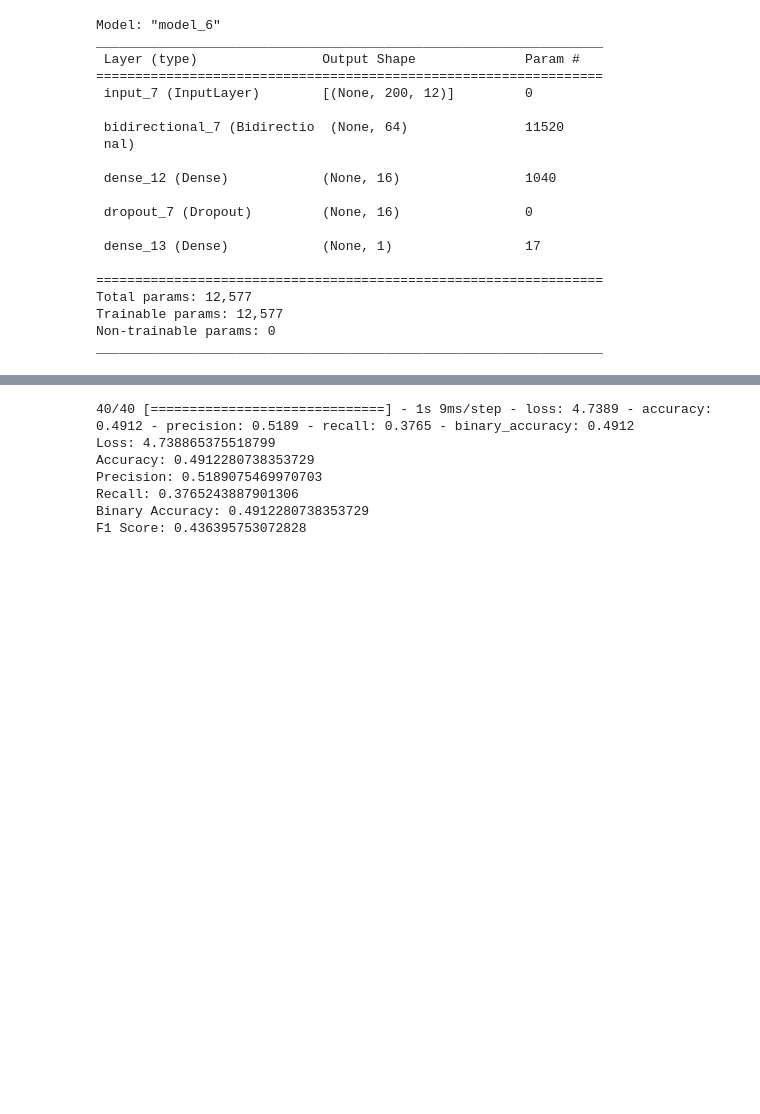
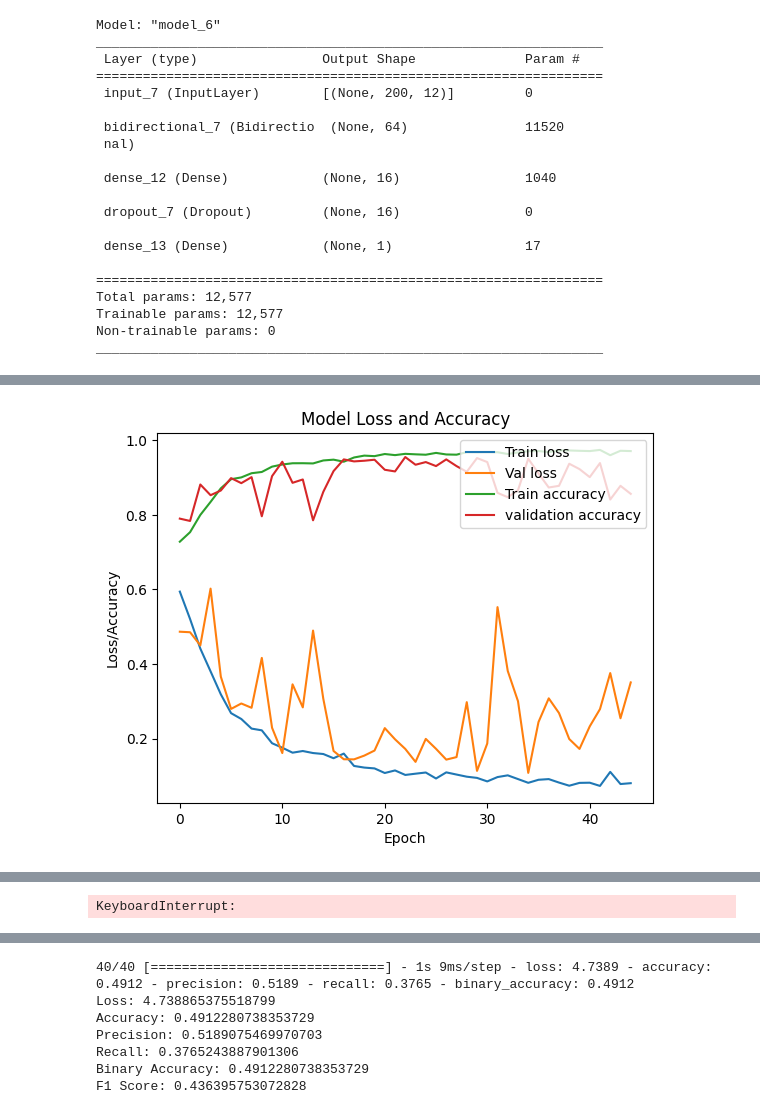
Before and after one commit to raaifhadadi/FYP, a Jupyter notebook: brugada_hb.ipynb, the cells around one changed output, grey strips where cells are left out. Cells and saved outputs as stored; diff of their text form; code cells hidden in the pictures; blank space fills up the shorter version.

```diff
--- a/brugada_hb.ipynb
+++ b/brugada_hb.ipynb
@@ -431,0 +267,65 @@ _________________________________________________________________
+# %%
+k = len(folds_train)
+
+for i in range(k):
+
+    train_index = np.where(folds_train != i)[0]
+    val_index = np.where(folds_train == i)[0]
+
+    X_train_fold, X_val_fold = X_train[train_index], X_train[val_index]
+    Y_train_fold, Y_val_fold = Y_train[train_index], Y_train[val_index]
+
+    print(f"Training on fold {i+1}")
+
+    # create new model
+    num_classes = 1
+    X_input = keras.Input(shape=X_train.shape[1:])
+    outputs, feature_output = cnn.model(X_input, num_classes=num_classes, filters=[12, 18, 24], kernels=[5,5,3], hidden_units=[32, 8], dropout=[0.5, 0.5])
+    model = keras.Model(inputs=X_input, outputs=outputs)
+    model.compile(optimizer='adam', loss='binary_crossentropy', metrics=['accuracy', metrics.Precision(), metrics.Recall(), metrics.AUC()])
+
+    # evaluate the model (sanity check)
+    # y_pred = model.predict(X_val_fold, verbose=0)
+    # y_pred_binary = np.round(y_pred)
+    # y_true = Y_val_fold
+    # print("pre train perf:")
+    # print(f"F1 score for fold {i+1}", f1_score(y_true, y_pred_binary), f"\t Accuracy score for fold {i+1}", accuracy_score(y_true, y_pred_binary))
+
+    early_stopping = EarlyStopping(monitor='val_loss', patience=10, restore_best_weights=True)
+
+    # with data augmentation
+    data_gen = augment_ecg_signal_batch(X_train_fold, Y_train_fold, 32)
+    history = model.fit(data_gen, validation_data=(X_val_fold, Y_val_fold), epochs=50, batch_size=32, steps_per_epoch=len(X_train) // 32, callbacks=[early_stopping])
+
+    # train the model
+    # history = model.fit(X_train_fold, Y_train_fold, validation_data=(X_val_fold, Y_val_fold), epochs=50, batch_size=32, verbose=0, callbacks=[early_stopping])
+    print("Training completed after", len(history.epoch), "epochs")
+
+    # plot the training and validation loss and binary accuracy
+    plt.plot(history.history['loss'])
+    plt.plot(history.history['val_loss'])
+    plt.plot(history.history['accuracy'])
+    plt.plot(history.history['val_accuracy'])
+    plt.title('Model Loss and Accuracy')
+    plt.ylabel('Loss/Accuracy')
+    plt.xlabel('Epoch')
+    plt.legend(['Train loss', 'Val loss', 'Train accuracy', 'validation accuracy'], loc='upper right')
+    plt.show()
+
+    # validation performance
+    Y_pred_fold = model.predict(X_val_fold, verbose=0)
+    Y_pred_binary_fold = np.round(Y_pred_fold)
+    Y_true_fold = Y_val_fold
+    print("Validation Set:")
+    print(f"F1 score for fold {i+1}", f1_score(Y_true_fold, Y_pred_binary_fold))
+    print(f"Accuracy score for fold {i+1}", accuracy_score(Y_true_fold, Y_pred_binary_fold))
+
+    # test performance
+    Y_pred_fold = model.predict(X_test, verbose=0)
+    Y_pred_binary_fold = np.round(Y_pred_fold)
+    Y_true_fold = Y_test
+    print("Test Set:")
+    print(f"F1 score for fold {i+1}", f1_score(Y_true_fold, Y_pred_binary_fold))
+    print(f"Accuracy score for fold {i+1}", accuracy_score(Y_true_fold, Y_pred_binary_fold))
+    print("\n")
+# %% [output]
@@ -431,0 +349 @@ _________________________________________________________________
+[figure, added]
@@ -431,0 +367 @@ _________________________________________________________________
+KeyboardInterrupt:
```
Also changed, not shown: parts of 31 cells of this notebook, 1 other file.
